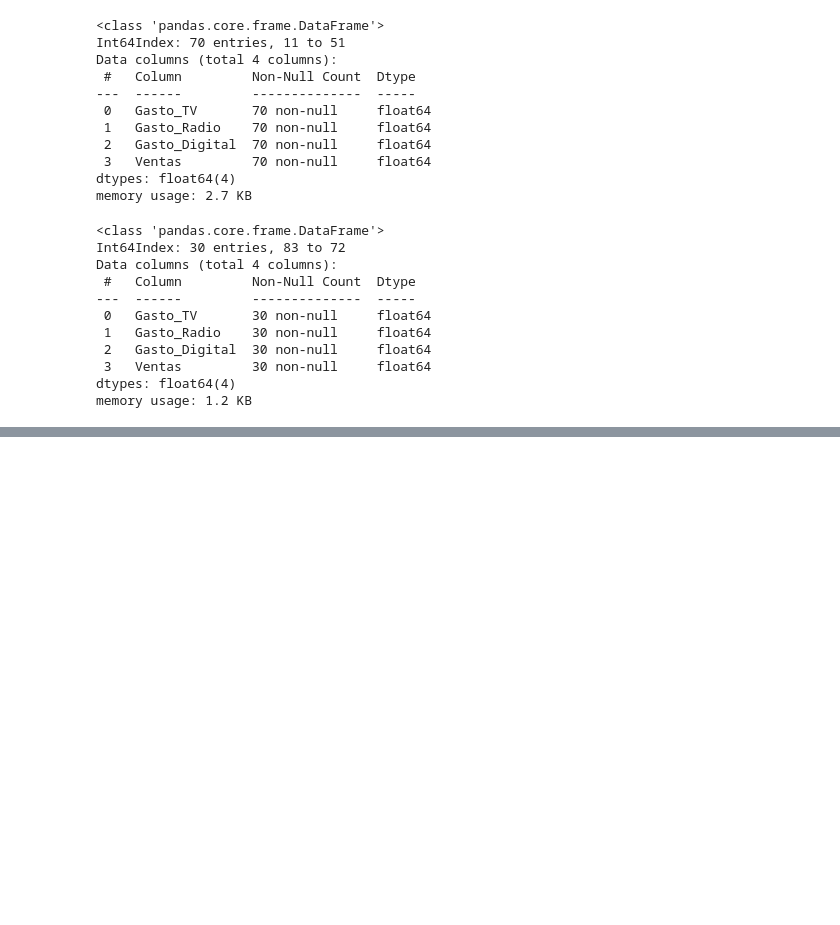
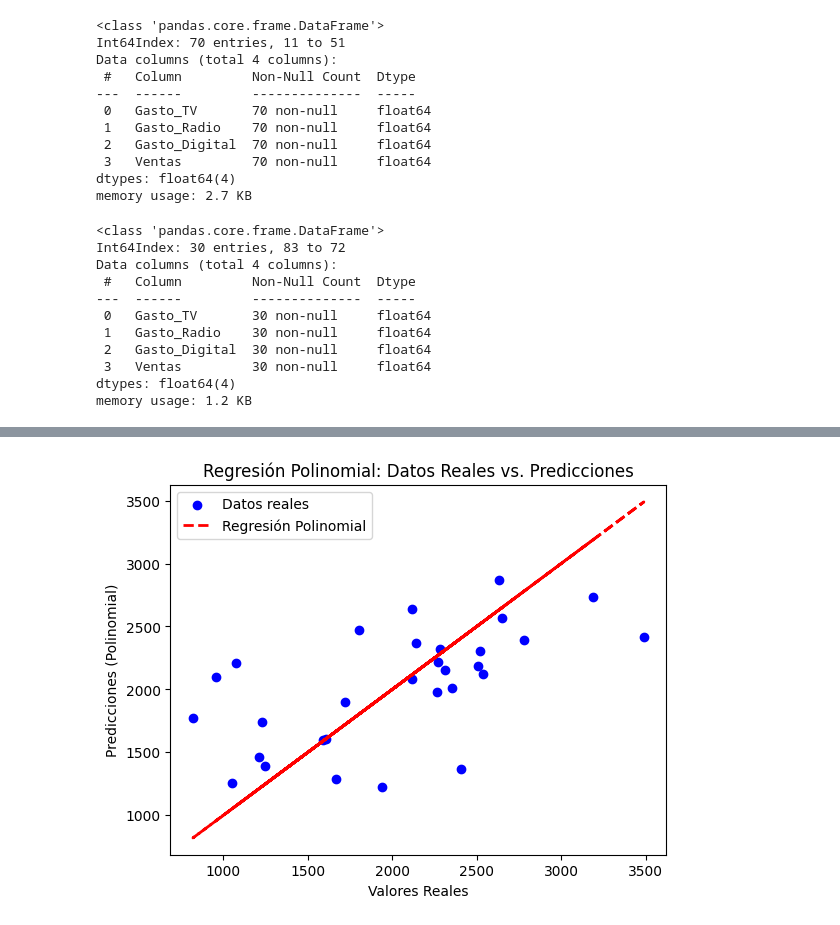
Before and after one commit to fpabi/Tareas, a Jupyter notebook: Tarea_19_Regresión_lineal.ipynb, the cells around one changed output, grey strips where cells are left out. Saved outputs shown, nothing was run; the diff lists cells and outputs as text; code cells hidden in the pictures; blank space fills up the shorter version.

```diff
--- a/Tarea_19_Regresión_lineal.ipynb
+++ b/Tarea_19_Regresión_lineal.ipynb
@@ -135,0 +169,22 @@ memory usage: 1.2 KB
+# %%
+from sklearn.preprocessing import PolynomialFeatures
+from sklearn.pipeline import make_pipeline
+
+# Crear un modelo de regresión polinomial de grado 2 (puedes ajustar el grado)
+degree = 2
+polyreg = make_pipeline(PolynomialFeatures(degree), LinearRegression())
+
+# Entrenar el modelo en el conjunto de entrenamiento
+polyreg.fit(X_train, y_train)
+
+# Realizar predicciones en el conjunto de prueba
+y_pred_poly = polyreg.predict(X_test)
+
+# Calcular el error cuadrático medio (MSE) para el modelo polinomial
+mse_poly = mean_squared_error(y_test, y_pred_poly)
+
+# Calcular el coeficiente de determinación (R^2) para el modelo polinomial
+r2_poly = r2_score(y_test, y_pred_poly)
+
+print(f"Error Cuadrático Medio (MSE) - Modelo Polinomial: {mse_poly}")
+print(f"Coeficiente de Determinación (R^2) - Modelo Polinomial: {r2_poly}")
@@ -135,0 +207,11 @@ memory usage: 1.2 KB
+# %%
+# Gráfico de dispersión de los datos reales vs. predicciones (modelo polinomial)
+plt.scatter(y_test, y_pred_poly, color='blue', label='Datos reales')
+plt.plot(y_test, y_test, color='red', linestyle='--', linewidth=2, label='Regresión Polinomial')
+plt.xlabel('Valores Reales')
+plt.ylabel('Predicciones (Polinomial)')
+plt.title('Regresión Polinomial: Datos Reales vs. Predicciones')
+plt.legend()
+plt.show()
+# %% [output]
+[figure, added]
```
Also changed, not shown: parts of 5 cells of this notebook.
